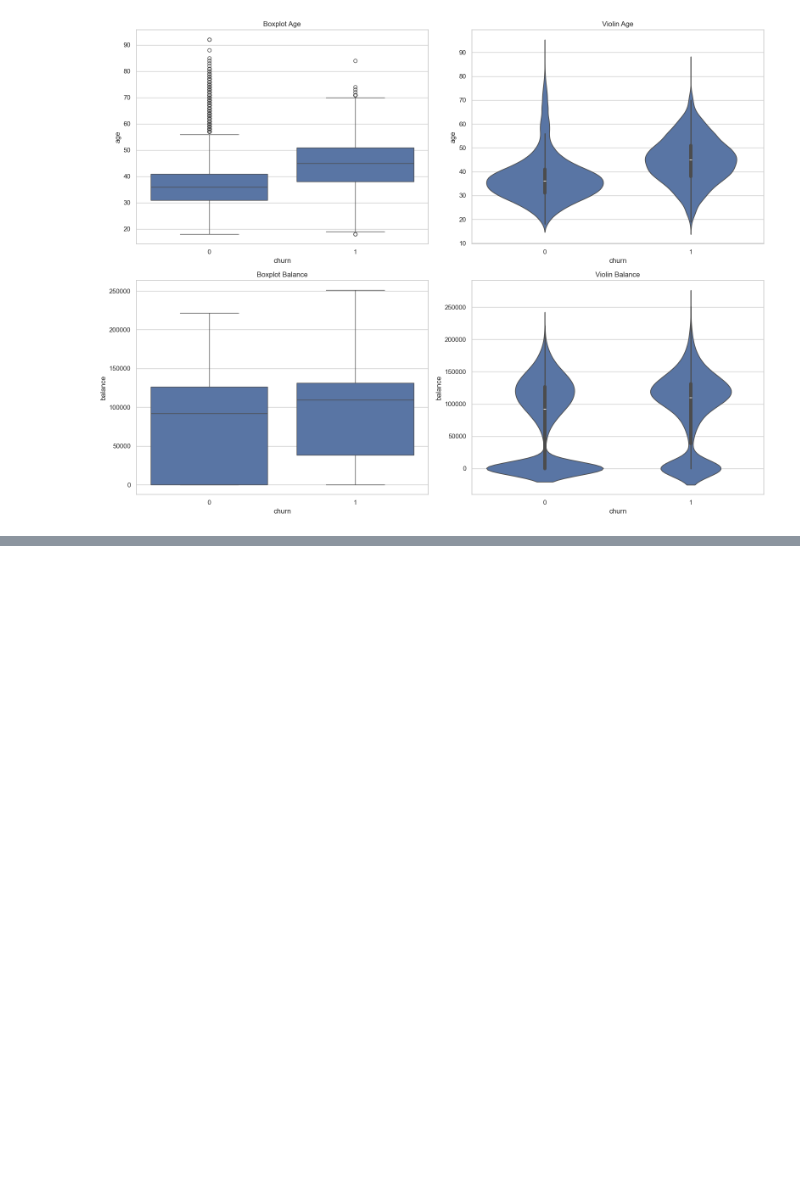
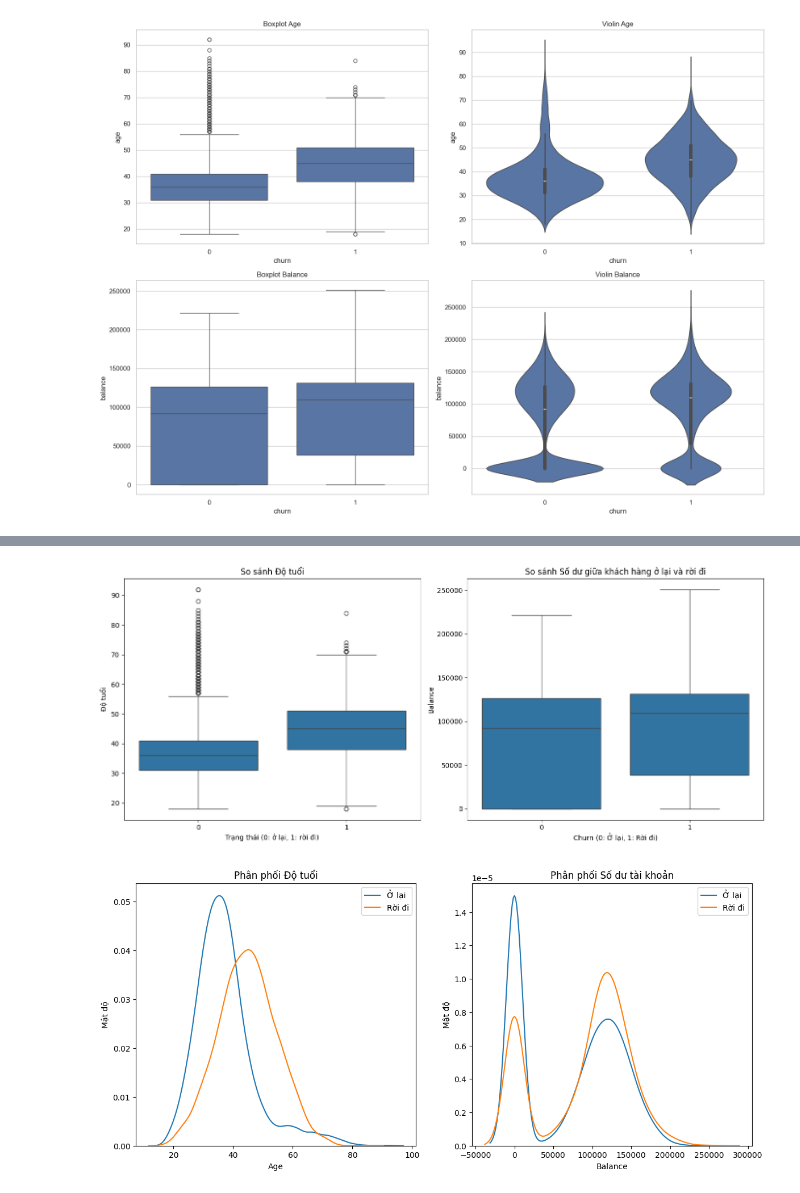
Before and after one commit to Tung36cz/Do_an_1, a Jupyter notebook: so_sanh.ipynb, the cells around one changed output, grey strips where cells are left out. Cells and saved outputs as stored; diff of their text form; code cells hidden in the pictures; blank space fills up the shorter version.

```diff
--- a/so_sanh.ipynb
+++ b/so_sanh.ipynb
@@ -59,3 +60,69 @@ Index(['customer_id', 'credit_score', 'country', 'gender', 'age', 'tenure',
        'estimated_salary', 'churn'],
       dtype='object')
 [figure]
+# %%
+import pandas as pd
+import seaborn as sns
+import matplotlib.pyplot as plt
+
+# Load dữ liệu
+df = pd.read_csv('Bank-Customer-Churn-Prediction (1).csv')
+
+# Fix tên cột
+df.columns = df.columns.str.strip()
+
+# Kiểm tra nhanh
+print(df.columns)
+# Thống kê
+print("Cột trong dữ liệu:")
+print(df.columns)
+
+print("\nKiểu dữ liệu:")
+print(df.dtypes)
+
+# Fix khoảng trắng
+df.columns = df.columns.str.strip()
+
+# Thử lại
+comparison_stats = df.groupby('churn')[['age', 'balance']].mean()
+print(comparison_stats)
+# Boxplot
+plt.figure(figsize=(14, 6))
+
+plt.subplot(1, 2, 1)
+sns.boxplot(x='churn', y='age', data=df)
+plt.title('So sánh Độ tuổi')
+plt.xlabel('Trạng thái (0: ở lại, 1: rời đi)')
+plt.ylabel('Độ tuổi')
+
+plt.subplot(1, 2, 2)
+sns.boxplot(x='churn', y='balance', data=df)
+plt.title('So sánh Số dư giữa khách hàng ở lại và rời đi')
+plt.xlabel('Churn (0: Ở lại, 1: Rời đi)')
+plt.ylabel('Balance')
+plt.tight_layout()
+plt.show()
+
+# KDE
+plt.figure(figsize=(14, 6))
+
+plt.subplot(1, 2, 1)
+sns.kdeplot(df[df['churn'] == 0]['age'], label='Ở lại')
+sns.kdeplot(df[df['churn'] == 1]['age'], label='Rời đi')
+
+plt.title('Phân phối Độ tuổi')
+plt.xlabel('Age')
+plt.ylabel('Mật độ')
+plt.legend()
+
+plt.subplot(1, 2, 2)
+sns.kdeplot(df[df['churn'] == 0]['balance'], label='Ở lại')
+sns.kdeplot(df[df['churn'] == 1]['balance'], label='Rời đi')
+
+plt.title('Phân phối Số dư tài khoản')
+plt.xlabel('Balance')
+plt.ylabel('Mật độ')
+plt.legend()
+
+plt.show()
+# %% [output]
@@ -61,0 +146,2 @@ Index(['customer_id', 'credit_score', 'country', 'gender', 'age', 'tenure',
+[figure, added]
+[figure, added]
```
Also changed, not shown: parts of 3 cells of this notebook.
